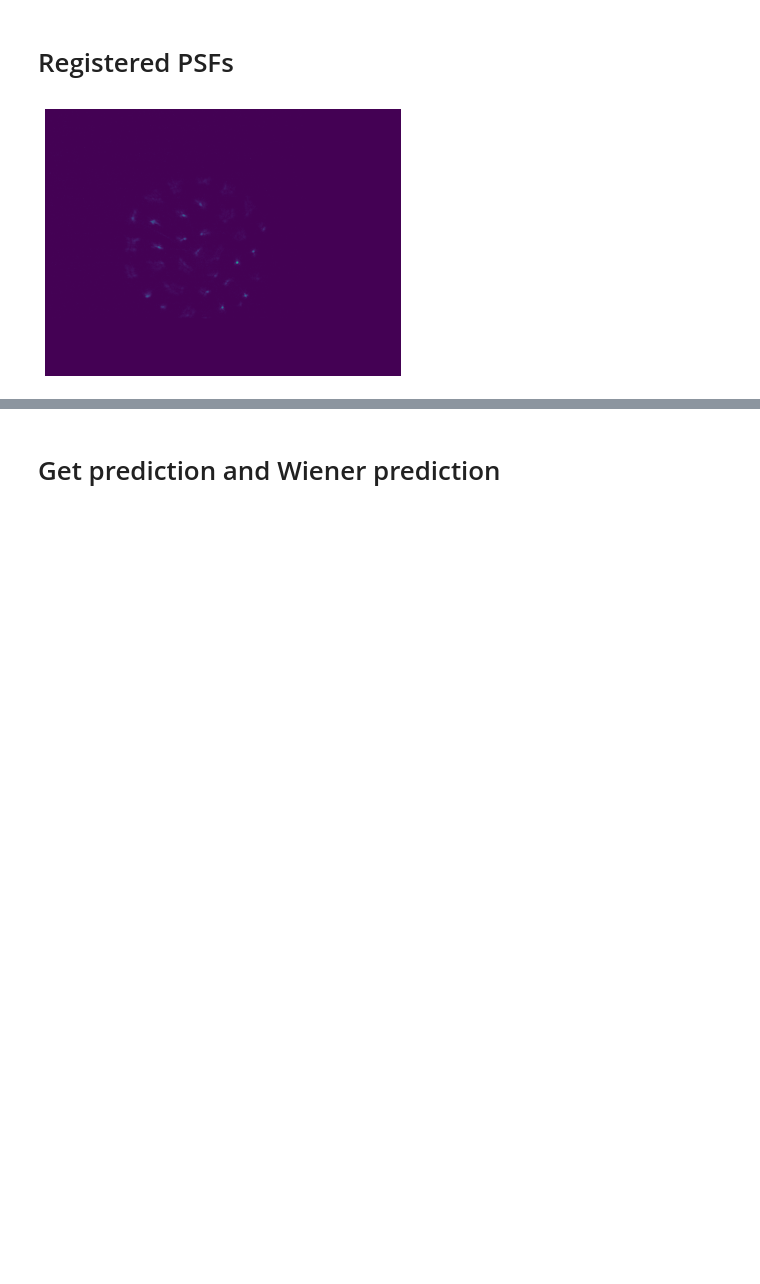
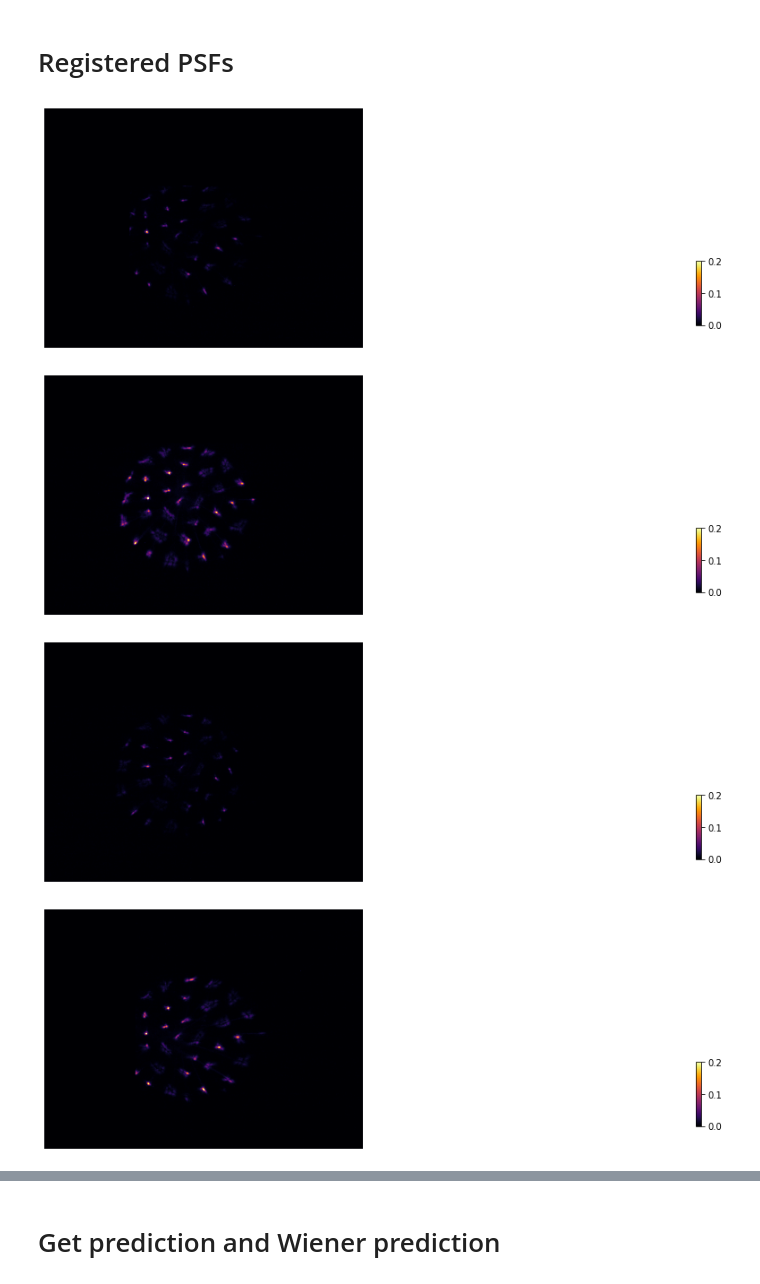
Before and after one commit to richardshuai/u-net-reconstruction, a Jupyter notebook: notebooks/COSI_architecture_figures.ipynb, the cells around one changed output, grey strips where cells are left out. Saved outputs shown, nothing was run; the diff lists cells and outputs as text; code cells hidden in the pictures; blank space fills up the shorter version.

Commit message:
Figures for presentation

```diff
--- a/notebooks/COSI_architecture_figures.ipynb
+++ b/notebooks/COSI_architecture_figures.ipynb
@@ -46,32 +47,59 @@ shifts = []
 
 for i in range(num_psfs):
     shift, error, diffphase = skimage.registration.phase_cross_correlation(central_psf, psfs[i])
     shifts.append(shift)
 
 registered_psfs = np.zeros_like(psfs)
 _, h, w = psfs.shape
 
 for i in range(num_psfs):
     # Build translation matrix
     shift = shifts[i]
     shift_x = shift[1]
     shift_y = shift[0]
     translation_matrix = np.array([[1, 0, shift_x],
                                     [0, 1, shift_y]])
 
     # Translate image with cv2
     registered_psfs[i] = cv2.warpAffine(psfs[i], translation_matrix, (w, h))
 
 #     s = fig.add_subplot(rows, columns, columns*i+1)
 #     s.set_title('PSF {}'.format(i), size=10)
 #     plt.imshow(psfs[i], cmap='inferno')
 
 #     s = fig.add_subplot(rows, columns, columns*i+2)
 #     s.set_title('Registered PSF {}'.format(i), size=10)
+    fig = plt.figure()
     plt.axis('off')
     plt.tight_layout()
-    plt.imshow(registered_psfs[i].T, cmap='viridis', vmin=0, vmax=0.3)
+    im = plt.imshow(registered_psfs[i].T, cmap='inferno', vmin=0, vmax=0.2)
+    cbar_ax = fig.add_axes([1.773, 0.125, 0.015, 0.247])
+    cbar = plt.colorbar(im, cax=cbar_ax)
     plt.savefig(os.path.join(out_dir, 'psf_{}.png'.format(i)), bbox_inches='tight')
+    plt.show()
+
+#     fig = plt.figure()
+#     plt.axis('off')
+#     plt.tight_layout()
+#     im = plt.imshow(psfs[i].T, cmap='inferno', vmin=0, vmax=0.05)
+#     cbar_ax = fig.add_axes([1.773, 0.125, 0.015, 0.247])
+#     cbar = plt.colorbar(im, cax=cbar_ax)
+#     plt.savefig(os.path.join(out_dir, 'unregistered_psf_{}.png'.format(i)), bbox_inches='tight')
 #     plt.show()
+
+#     fig = plt.figure()
+#     plt.axis('off')
+#     plt.tight_layout()
+#     z = np.zeros(psfs[i].shape)
+#     rr, cc = circle(int(z.shape[1] // 2 - shift_y), int(z.shape[0] // 2 - shift_x), 5, z.shape)
+#     z[rr, cc] = 1
+#     im = plt.imshow(z.T, cmap='inferno', vmin=0, vmax=1)
+#     cbar_ax = fig.add_axes([0.773 + 0.5, 0.125, 0.015, 0.247])
+#     cbar = plt.colorbar(im, cax=cbar_ax)
+#     plt.savefig(os.path.join(out_dir, 'point_source_{}.png'.format(i)), bbox_inches='tight')
+#     plt.show()
 # %% [output]
-[figure, old version]
+[figure, new version]
+[figure, added]
+[figure, added]
+[figure, added]
```
Also changed, not shown: parts of 10 cells of this notebook, 2 other files.
